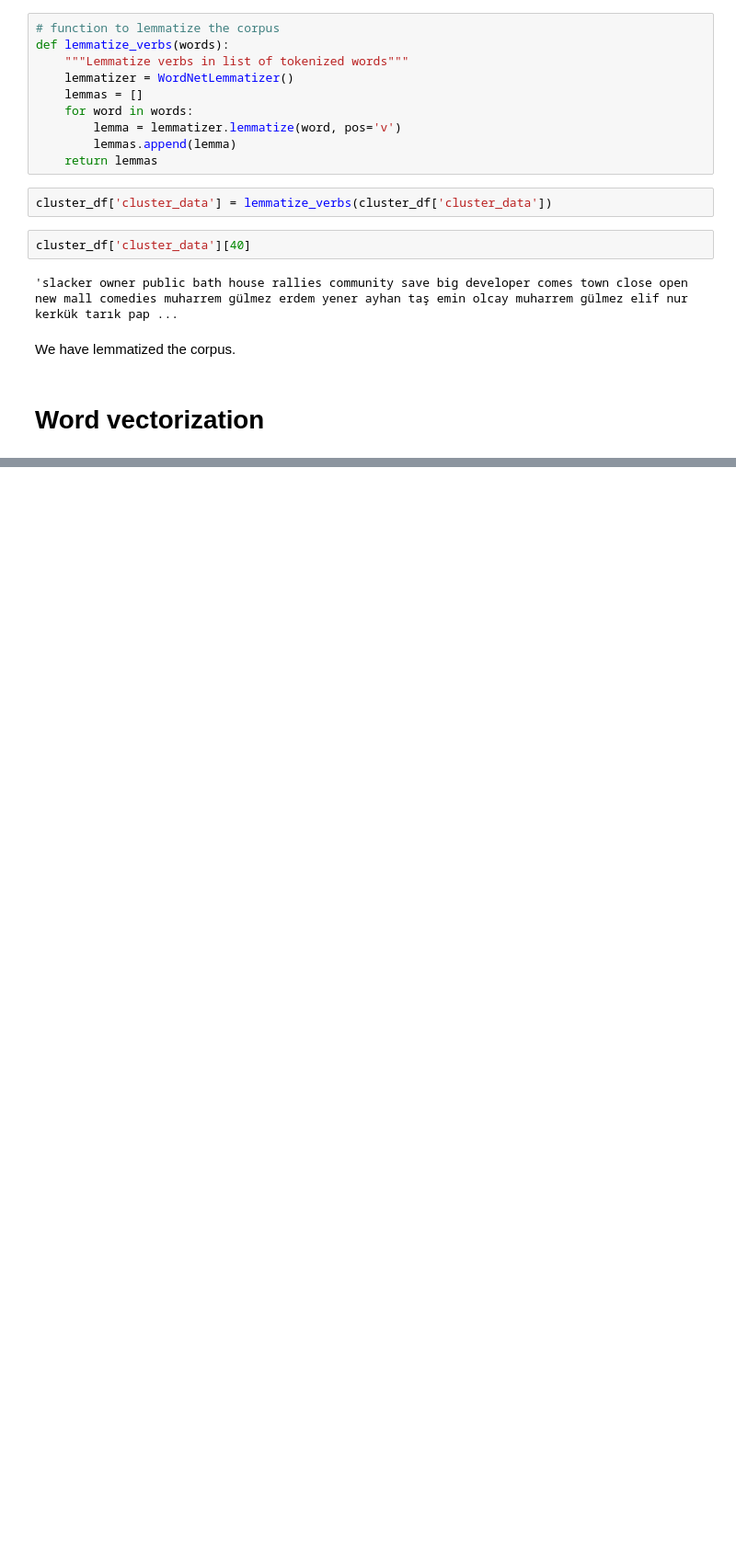
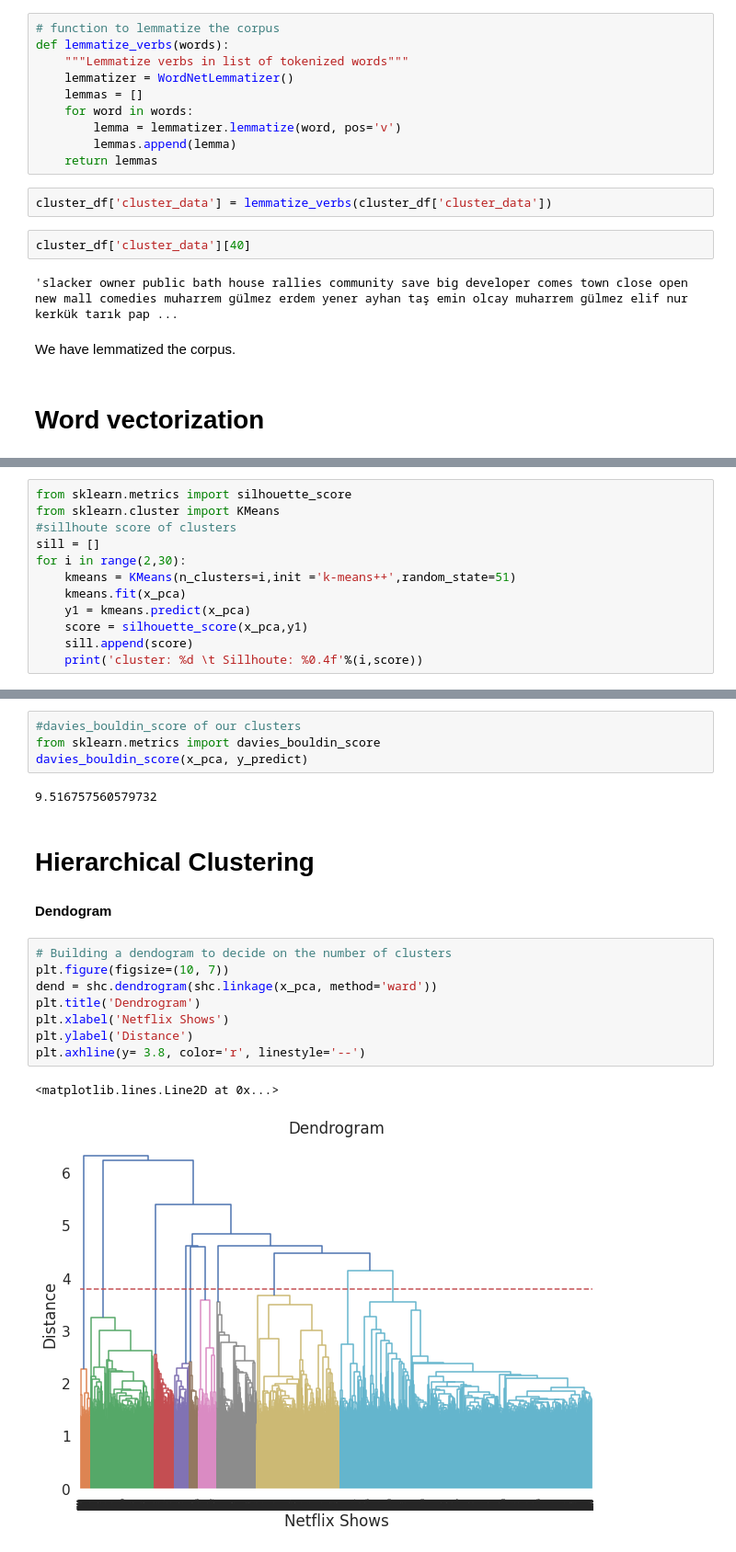
Before and after one commit to AadarshPandey29/Netflix-Movies-and-TV-Shows-Clustering-Analysis, a Jupyter notebook: Netflix_Movies_and_TV_Shows_Clustering_(Capstone_4).ipynb, the cells around one changed output, grey strips where cells are left out. Shown at 92% size. Saved outputs shown, nothing was run; the diff lists cells and outputs as text; blank space fills up the shorter version.

```diff
--- a/Netflix_Movies_and_TV_Shows_Clustering_(Capstone_4).ipynb
+++ b/Netflix_Movies_and_TV_Shows_Clustering_(Capstone_4).ipynb
@@ -906,0 +959,12 @@ array(['007', '10', '100', ..., 'ştar', 'şçil', 'şükrü'], dtype=object)
+# %%
+from sklearn.metrics import silhouette_score
+from sklearn.cluster import KMeans
+#sillhoute score of clusters
+sill = []
+for i in range(2,30):
+    kmeans = KMeans(n_clusters=i,init ='k-means++',random_state=51)
+    kmeans.fit(x_pca)
+    y1 = kmeans.predict(x_pca)
+    score = silhouette_score(x_pca,y1)
+    sill.append(score)
+    print('cluster: %d \t Sillhoute: %0.4f'%(i,score))
@@ -906,0 +1000,21 @@ array(['007', '10', '100', ..., 'ştar', 'şçil', 'şükrü'], dtype=object)
+# %%
+#davies_bouldin_score of our clusters
+from sklearn.metrics import davies_bouldin_score
+davies_bouldin_score(x_pca, y_predict)
+# %% [output]
+9.516757560579732
+# %% [markdown]
+# **Hierarchical Clustering**
+# %% [markdown]
+**Dendogram**
+# %%
+# Building a dendogram to decide on the number of clusters
+plt.figure(figsize=(10, 7))
+dend = shc.dendrogram(shc.linkage(x_pca, method='ward'))
+plt.title('Dendrogram')
+plt.xlabel('Netflix Shows')
+plt.ylabel('Distance')
+plt.axhline(y= 3.8, color='r', linestyle='--')
+# %% [output]
+<matplotlib.lines.Line2D at 0x...>
+[figure, added]
```
Also changed, not shown: parts of 22 cells of this notebook.
